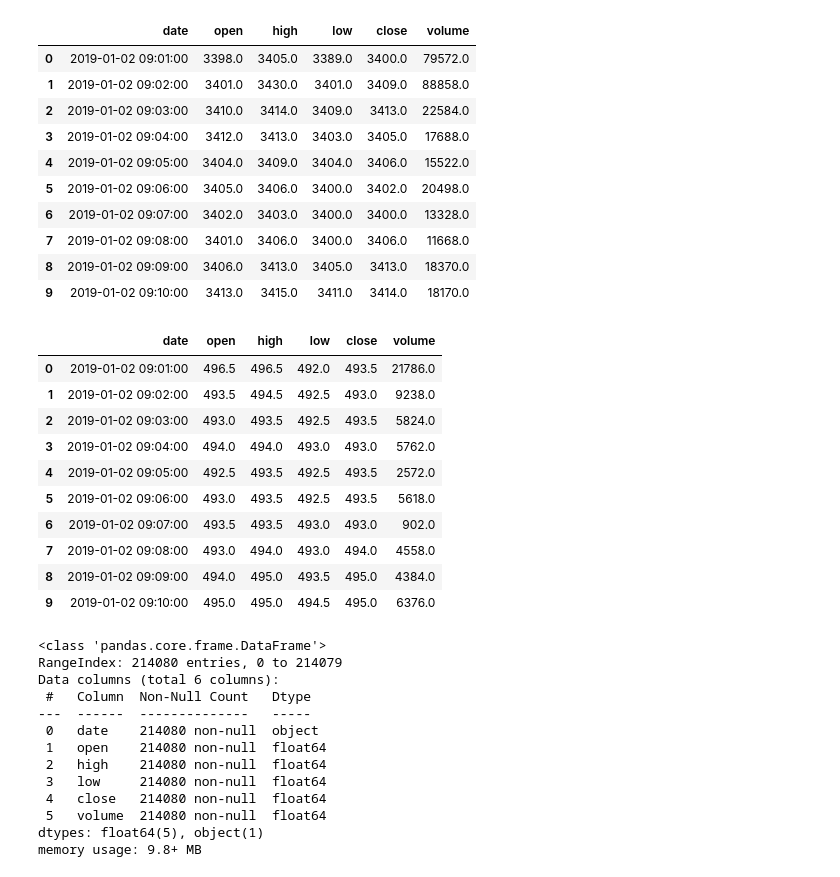
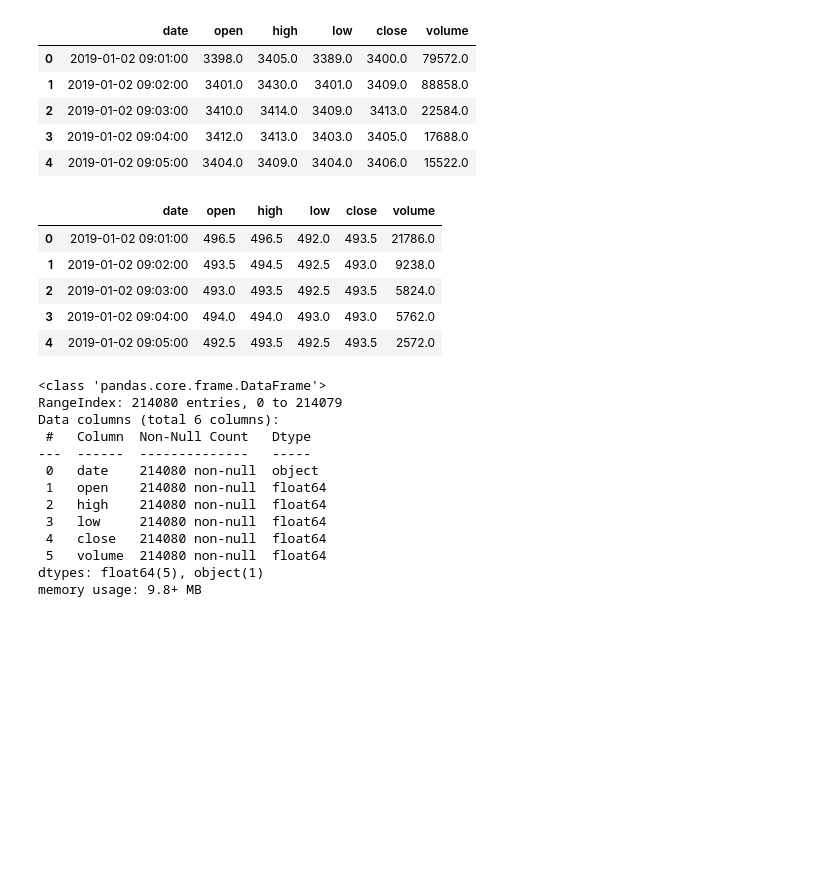
Before and after one commit to gurskyzhora/Trading_strategy, a Jupyter notebook: Strategy_Georgy_Gursky.ipynb, the cells around one changed output. Saved outputs shown, nothing was run; the diff lists cells and outputs as text; code cells hidden in the pictures; blank space fills up the shorter version.

```diff
--- a/Strategy_Georgy_Gursky.ipynb
+++ b/Strategy_Georgy_Gursky.ipynb
@@ -11,21 +34,16 @@ Populating the interactive namespace from numpy and matplotlib
 main = pd.read_excel('RB(main).xlsx')
 hedge = pd.read_excel('hedge.xlsx')
 # %%
-main.head(10)
+main.head()
 # %% [output]
 |  | date | open | high | low | close | volume |
 | 0 | 2019-01-02 09:01:00 | 3398.0 | 3405.0 | 3389.0 | 3400.0 | 79572.0 |
 | 1 | 2019-01-02 09:02:00 | 3401.0 | 3430.0 | 3401.0 | 3409.0 | 88858.0 |
 | 2 | 2019-01-02 09:03:00 | 3410.0 | 3414.0 | 3409.0 | 3413.0 | 22584.0 |
 | 3 | 2019-01-02 09:04:00 | 3412.0 | 3413.0 | 3403.0 | 3405.0 | 17688.0 |
 | 4 | 2019-01-02 09:05:00 | 3404.0 | 3409.0 | 3404.0 | 3406.0 | 15522.0 |
-| 5 | 2019-01-02 09:06:00 | 3405.0 | 3406.0 | 3400.0 | 3402.0 | 20498.0 |
-| 6 | 2019-01-02 09:07:00 | 3402.0 | 3403.0 | 3400.0 | 3400.0 | 13328.0 |
-| 7 | 2019-01-02 09:08:00 | 3401.0 | 3406.0 | 3400.0 | 3406.0 | 11668.0 |
-| 8 | 2019-01-02 09:09:00 | 3406.0 | 3413.0 | 3405.0 | 3413.0 | 18370.0 |
-| 9 | 2019-01-02 09:10:00 | 3413.0 | 3415.0 | 3411.0 | 3414.0 | 18170.0 |
 # %%
-hedge.head(10)
+hedge.head()
 # %% [output]
 |  | date | open | high | low | close | volume |
 | 0 | 2019-01-02 09:01:00 | 496.5 | 496.5 | 492.0 | 493.5 | 21786.0 |
@@ -33,11 +51,6 @@ hedge.head(10)
 | 2 | 2019-01-02 09:03:00 | 493.0 | 493.5 | 492.5 | 493.5 | 5824.0 |
 | 3 | 2019-01-02 09:04:00 | 494.0 | 494.0 | 493.0 | 493.0 | 5762.0 |
 | 4 | 2019-01-02 09:05:00 | 492.5 | 493.5 | 492.5 | 493.5 | 2572.0 |
-| 5 | 2019-01-02 09:06:00 | 493.0 | 493.5 | 492.5 | 493.5 | 5618.0 |
-| 6 | 2019-01-02 09:07:00 | 493.5 | 493.5 | 493.0 | 493.0 | 902.0 |
-| 7 | 2019-01-02 09:08:00 | 493.0 | 494.0 | 493.0 | 494.0 | 4558.0 |
-| 8 | 2019-01-02 09:09:00 | 494.0 | 495.0 | 493.5 | 495.0 | 4384.0 |
-| 9 | 2019-01-02 09:10:00 | 495.0 | 495.0 | 494.5 | 495.0 | 6376.0 |
 # %%
 main.info()
 # %% [output]
```
Also changed, not shown: parts of 22 cells of this notebook.
